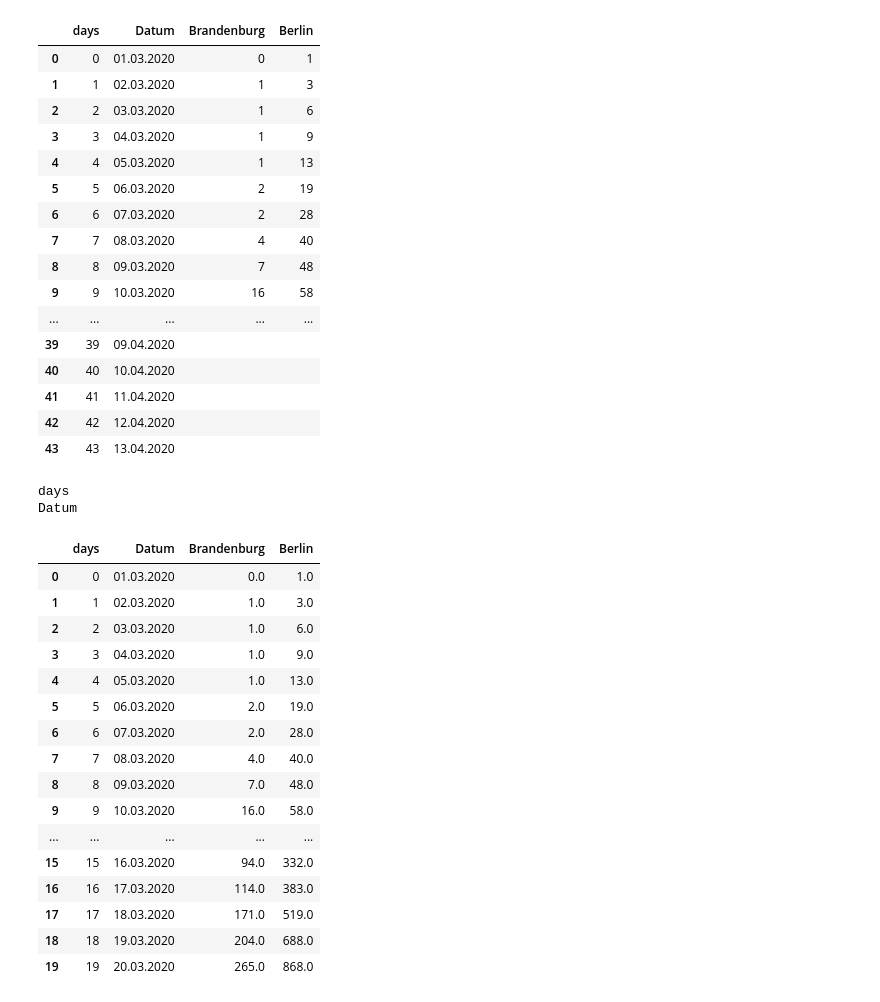
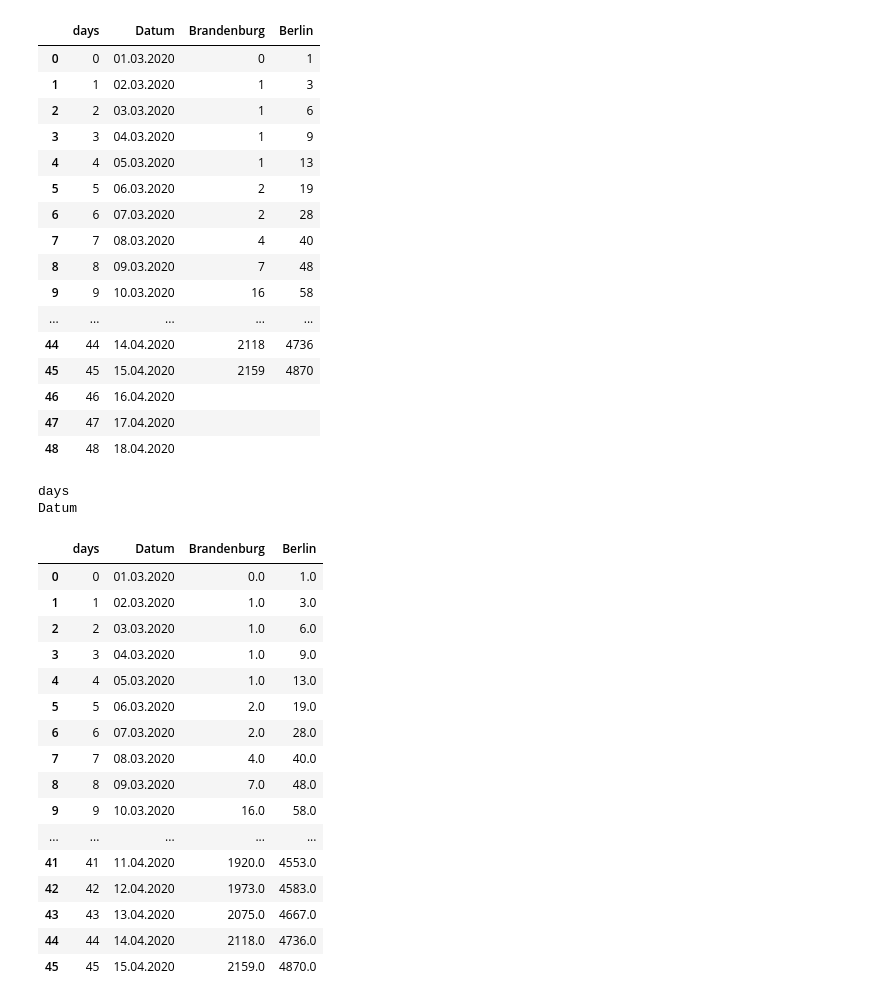
Before and after one commit to HalukaMB/corona_doubletime, a Jupyter notebook: double_time_fit_commented.ipynb, the cells around one changed output. Drawn from its saved outputs; the diff is of its cells as text; code cells hidden in the pictures.

```diff
--- a/double_time_fit_commented.ipynb
+++ b/double_time_fit_commented.ipynb
@@ -34,31 +34,31 @@ def residuals(params, t, data):
 # %%
 # We load the data from the Corona_Dashboard
 scope = ['https://spreadsheets.google.com/feeds','https://www.googleapis.com/auth/drive']
-creds = ServiceAccountCredentials.from_json_keyfile_name('../../../Client_Secret.json', scope)
+creds = ServiceAccountCredentials.from_json_keyfile_name('../Client_Secret.json', scope)
 client = gspread.authorize(creds)
 sheet = client.open('Corona_Dashboard_RawData').sheet1
 data = sheet.get_all_records()
 rawdata=pd.DataFrame(data)
 rawdata=rawdata.reset_index().rename(columns={'index': 'days'})
 rawdata
 # %% [output]
 |  | days | Datum | Brandenburg | Berlin |
 | 0 | 0 | 01.03.2020 | 0 | 1 |
 | 1 | 1 | 02.03.2020 | 1 | 3 |
 | 2 | 2 | 03.03.2020 | 1 | 6 |
 | 3 | 3 | 04.03.2020 | 1 | 9 |
 | 4 | 4 | 05.03.2020 | 1 | 13 |
 | 5 | 5 | 06.03.2020 | 2 | 19 |
 | 6 | 6 | 07.03.2020 | 2 | 28 |
 | 7 | 7 | 08.03.2020 | 4 | 40 |
 | 8 | 8 | 09.03.2020 | 7 | 48 |
 | 9 | 9 | 10.03.2020 | 16 | 58 |
 | ... | ... | ... | ... | ... |
-| 39 | 39 | 09.04.2020 |  |  |
-| 40 | 40 | 10.04.2020 |  |  |
-| 41 | 41 | 11.04.2020 |  |  |
-| 42 | 42 | 12.04.2020 |  |  |
-| 43 | 43 | 13.04.2020 |  |  |
+| 44 | 44 | 14.04.2020 | 2118 | 4736 |
+| 45 | 45 | 15.04.2020 | 2159 | 4870 |
+| 46 | 46 | 16.04.2020 |  |  |
+| 47 | 47 | 17.04.2020 |  |  |
+| 48 | 48 | 18.04.2020 |  |  |
 # %%
 #and then we get rid of all the empty rows
 columnlist=[]
@@ -86,11 +86,11 @@ Datum
 | 8 | 8 | 09.03.2020 | 7.0 | 48.0 |
 | 9 | 9 | 10.03.2020 | 16.0 | 58.0 |
 | ... | ... | ... | ... | ... |
-| 15 | 15 | 16.03.2020 | 94.0 | 332.0 |
-| 16 | 16 | 17.03.2020 | 114.0 | 383.0 |
-| 17 | 17 | 18.03.2020 | 171.0 | 519.0 |
-| 18 | 18 | 19.03.2020 | 204.0 | 688.0 |
-| 19 | 19 | 20.03.2020 | 265.0 | 868.0 |
+| 41 | 41 | 11.04.2020 | 1920.0 | 4553.0 |
+| 42 | 42 | 12.04.2020 | 1973.0 | 4583.0 |
+| 43 | 43 | 13.04.2020 | 2075.0 | 4667.0 |
+| 44 | 44 | 14.04.2020 | 2118.0 | 4736.0 |
+| 45 | 45 | 15.04.2020 | 2159.0 | 4870.0 |
 # %%
 #then for each federalstate
 for i in columnlist:
```
Also changed, not shown: parts of 2 cells of this notebook.
